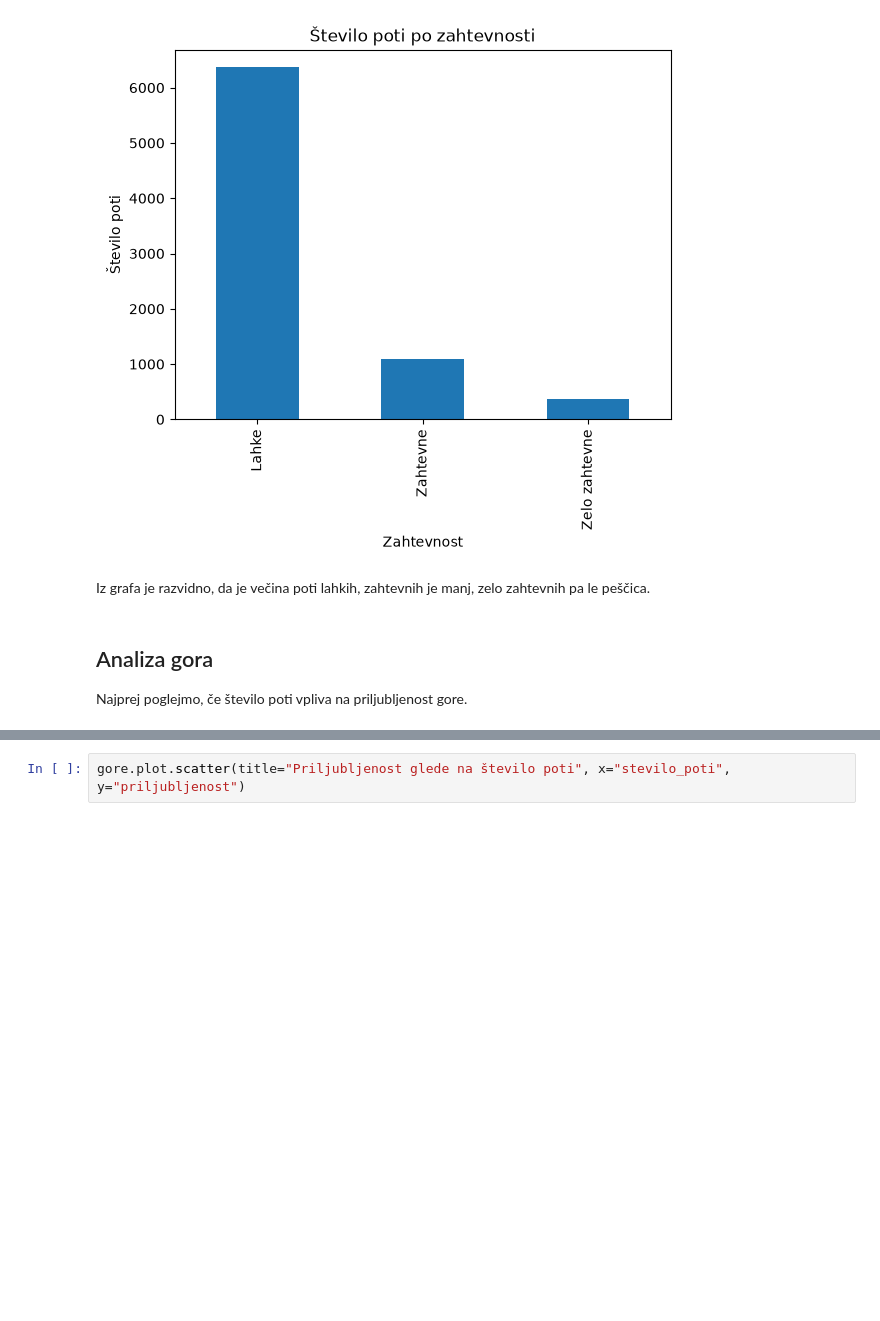
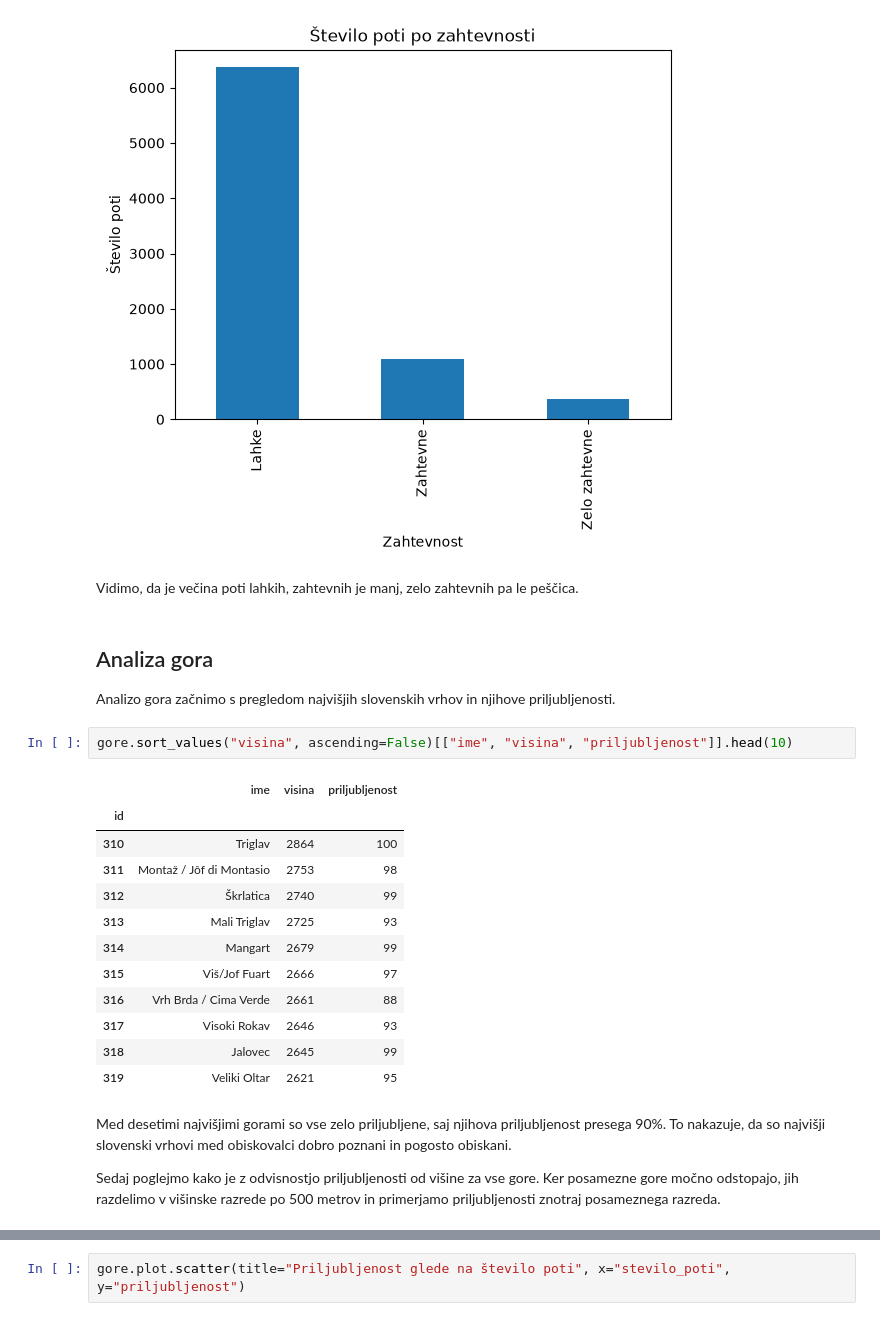
Before and after one commit to tijavidmar/Projektna-naloga-UVP, a Jupyter notebook: analiza.ipynb, the cells around one changed output, grey strips where cells are left out. Drawn from its saved outputs; the diff is of its cells as text; blank space fills up the shorter version.

```diff
--- a/analiza.ipynb
+++ b/analiza.ipynb
@@ -151,8 +151,27 @@ zahtevnosti.plot.bar(title="Število poti po zahtevnosti", xlabel="Zahtevnost",
 <Axes: title={'center': 'Število poti po zahtevnosti'}, xlabel='Zahtevnost', ylabel='Število poti'>
 [figure]
 # %% [markdown]
-Iz grafa je razvidno, da je večina poti lahkih, zahtevnih je manj, zelo zahtevnih pa le peščica.
+Vidimo, da je večina poti lahkih, zahtevnih je manj, zelo zahtevnih pa le peščica.
 # %% [markdown]
 ## Analiza gora
 
-Najprej poglejmo, če število poti vpliva na priljubljenost gore.
+Analizo gora začnimo s pregledom najvišjih slovenskih vrhov in njihove priljubljenosti.
+# %%
+gore.sort_values("visina", ascending=False)[["ime", "visina", "priljubljenost"]].head(10)
+# %% [output]
+|  | ime | visina | priljubljenost |
+| id |  |  |  |
+| 310 | Triglav | 2864 | 100 |
+| 311 | Montaž / Jôf di Montasio | 2753 | 98 |
+| 312 | Škrlatica | 2740 | 99 |
+| 313 | Mali Triglav | 2725 | 93 |
+| 314 | Mangart | 2679 | 99 |
+| 315 | Viš/Jof Fuart | 2666 | 97 |
+| 316 | Vrh Brda / Cima Verde | 2661 | 88 |
+| 317 | Visoki Rokav | 2646 | 93 |
+| 318 | Jalovec | 2645 | 99 |
+| 319 | Veliki Oltar | 2621 | 95 |
+# %% [markdown]
+Med desetimi najvišjimi gorami so vse zelo priljubljene, saj njihova priljubljenost presega 90%. To nakazuje, da so najvišji slovenski vrhovi med obiskovalci dobro poznani in pogosto obiskani.
+
+Sedaj poglejmo kako je z odvisnostjo priljubljenosti od višine za vse gore. Ker posamezne gore močno odstopajo, jih razdelimo v višinske razrede po 500 metrov in primerjamo priljubljenosti znotraj posameznega razreda.
```
Also changed, not shown: parts of 22 cells of this notebook.
